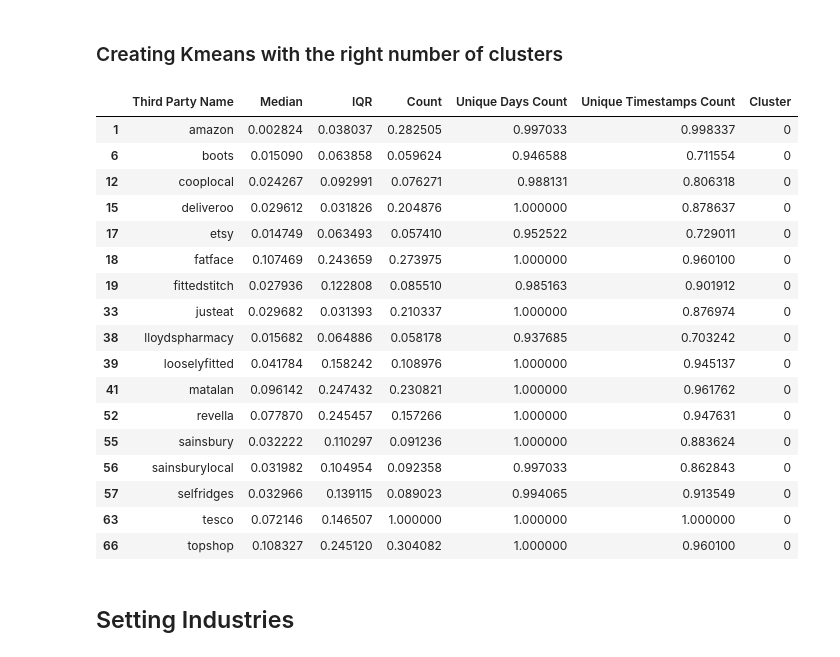
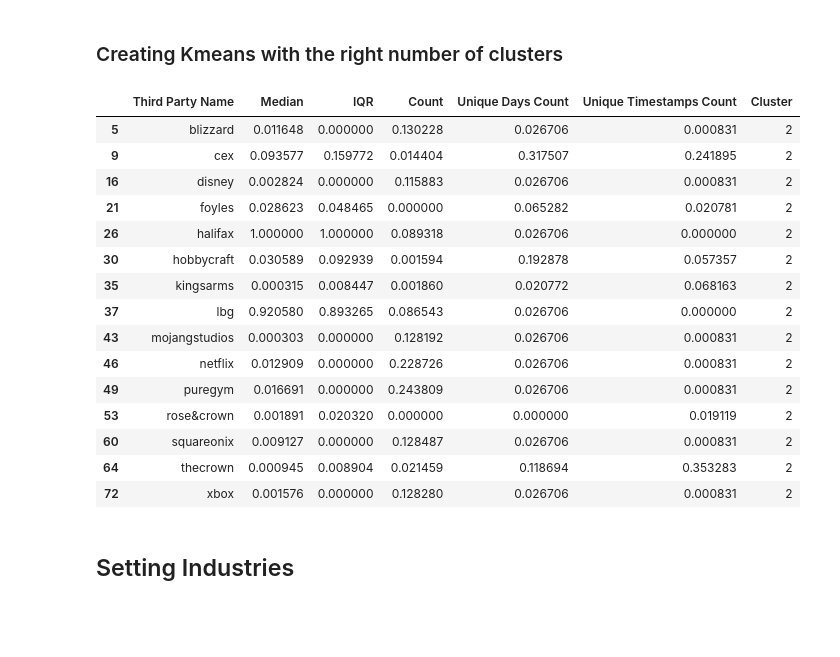
Before and after one commit to UoB-DSMP-2023-24/dsmp-2024-group27, a Jupyter notebook: IndustryMapping/IndustryClustering.ipynb, the cells around one changed output. Drawn from its saved outputs; the diff is of its cells as text; code cells hidden in the pictures; blank space fills up the shorter version.

```diff
--- a/IndustryMapping/IndustryClustering.ipynb
+++ b/IndustryMapping/IndustryClustering.ipynb
@@ -187,25 +187,23 @@ kmeans.fit(norm_biz_tx_id_df[cols])
 # Assign the cluster labels to the DataFrame
 norm_biz_tx_id_df['Cluster'] = kmeans.labels_
 # %%
-norm_biz_tx_id_df[norm_biz_tx_id_df['Cluster'] == 0]
+norm_biz_tx_id_df[norm_biz_tx_id_df['Cluster'] == 2]
 # %% [output]
 |  | Third Party Name | Median | IQR | Count | Unique Days Count | Unique Timestamps Count | Cluster |
-| 1 | amazon | 0.002824 | 0.038037 | 0.282505 | 0.997033 | 0.998337 | 0 |
-| 6 | boots | 0.015090 | 0.063858 | 0.059624 | 0.946588 | 0.711554 | 0 |
-| 12 | cooplocal | 0.024267 | 0.092991 | 0.076271 | 0.988131 | 0.806318 | 0 |
-| 15 | deliveroo | 0.029612 | 0.031826 | 0.204876 | 1.000000 | 0.878637 | 0 |
-| 17 | etsy | 0.014749 | 0.063493 | 0.057410 | 0.952522 | 0.729011 | 0 |
-| 18 | fatface | 0.107469 | 0.243659 | 0.273975 | 1.000000 | 0.960100 | 0 |
-| 19 | fittedstitch | 0.027936 | 0.122808 | 0.085510 | 0.985163 | 0.901912 | 0 |
-| 33 | justeat | 0.029682 | 0.031393 | 0.210337 | 1.000000 | 0.876974 | 0 |
-| 38 | lloydspharmacy | 0.015682 | 0.064886 | 0.058178 | 0.937685 | 0.703242 | 0 |
-| 39 | looselyfitted | 0.041784 | 0.158242 | 0.108976 | 1.000000 | 0.945137 | 0 |
-| 41 | matalan | 0.096142 | 0.247432 | 0.230821 | 1.000000 | 0.961762 | 0 |
-| 52 | revella | 0.077870 | 0.245457 | 0.157266 | 1.000000 | 0.947631 | 0 |
-| 55 | sainsbury | 0.032222 | 0.110297 | 0.091236 | 1.000000 | 0.883624 | 0 |
-| 56 | sainsburylocal | 0.031982 | 0.104954 | 0.092358 | 0.997033 | 0.862843 | 0 |
-| 57 | selfridges | 0.032966 | 0.139115 | 0.089023 | 0.994065 | 0.913549 | 0 |
-| 63 | tesco | 0.072146 | 0.146507 | 1.000000 | 1.000000 | 1.000000 | 0 |
-| 66 | topshop | 0.108327 | 0.245120 | 0.304082 | 1.000000 | 0.960100 | 0 |
+| 5 | blizzard | 0.011648 | 0.000000 | 0.130228 | 0.026706 | 0.000831 | 2 |
+| 9 | cex | 0.093577 | 0.159772 | 0.014404 | 0.317507 | 0.241895 | 2 |
+| 16 | disney | 0.002824 | 0.000000 | 0.115883 | 0.026706 | 0.000831 | 2 |
+| 21 | foyles | 0.028623 | 0.048465 | 0.000000 | 0.065282 | 0.020781 | 2 |
+| 26 | halifax | 1.000000 | 1.000000 | 0.089318 | 0.026706 | 0.000000 | 2 |
+| 30 | hobbycraft | 0.030589 | 0.092939 | 0.001594 | 0.192878 | 0.057357 | 2 |
+| 35 | kingsarms | 0.000315 | 0.008447 | 0.001860 | 0.020772 | 0.068163 | 2 |
+| 37 | lbg | 0.920580 | 0.893265 | 0.086543 | 0.026706 | 0.000000 | 2 |
+| 43 | mojangstudios | 0.000303 | 0.000000 | 0.128192 | 0.026706 | 0.000831 | 2 |
+| 46 | netflix | 0.012909 | 0.000000 | 0.228726 | 0.026706 | 0.000831 | 2 |
+| 49 | puregym | 0.016691 | 0.000000 | 0.243809 | 0.026706 | 0.000831 | 2 |
+| 53 | rose&crown | 0.001891 | 0.020320 | 0.000000 | 0.000000 | 0.019119 | 2 |
+| 60 | squareonix | 0.009127 | 0.000000 | 0.128487 | 0.026706 | 0.000831 | 2 |
+| 64 | thecrown | 0.000945 | 0.008904 | 0.021459 | 0.118694 | 0.353283 | 2 |
+| 72 | xbox | 0.001576 | 0.000000 | 0.128280 | 0.026706 | 0.000831 | 2 |
 # %% [markdown]
 ## Setting Industries
```
Also changed, not shown: parts of 2 cells of this notebook.
